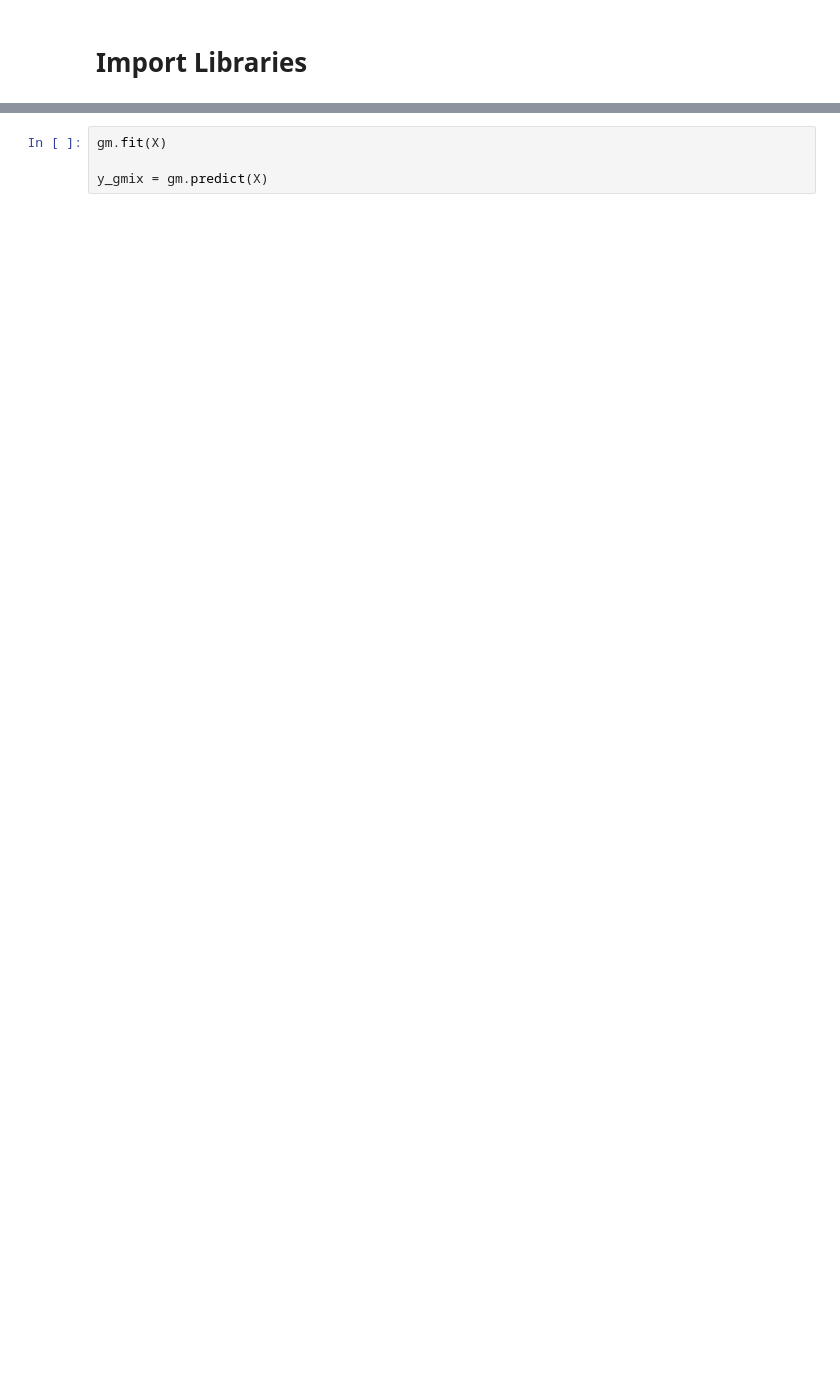
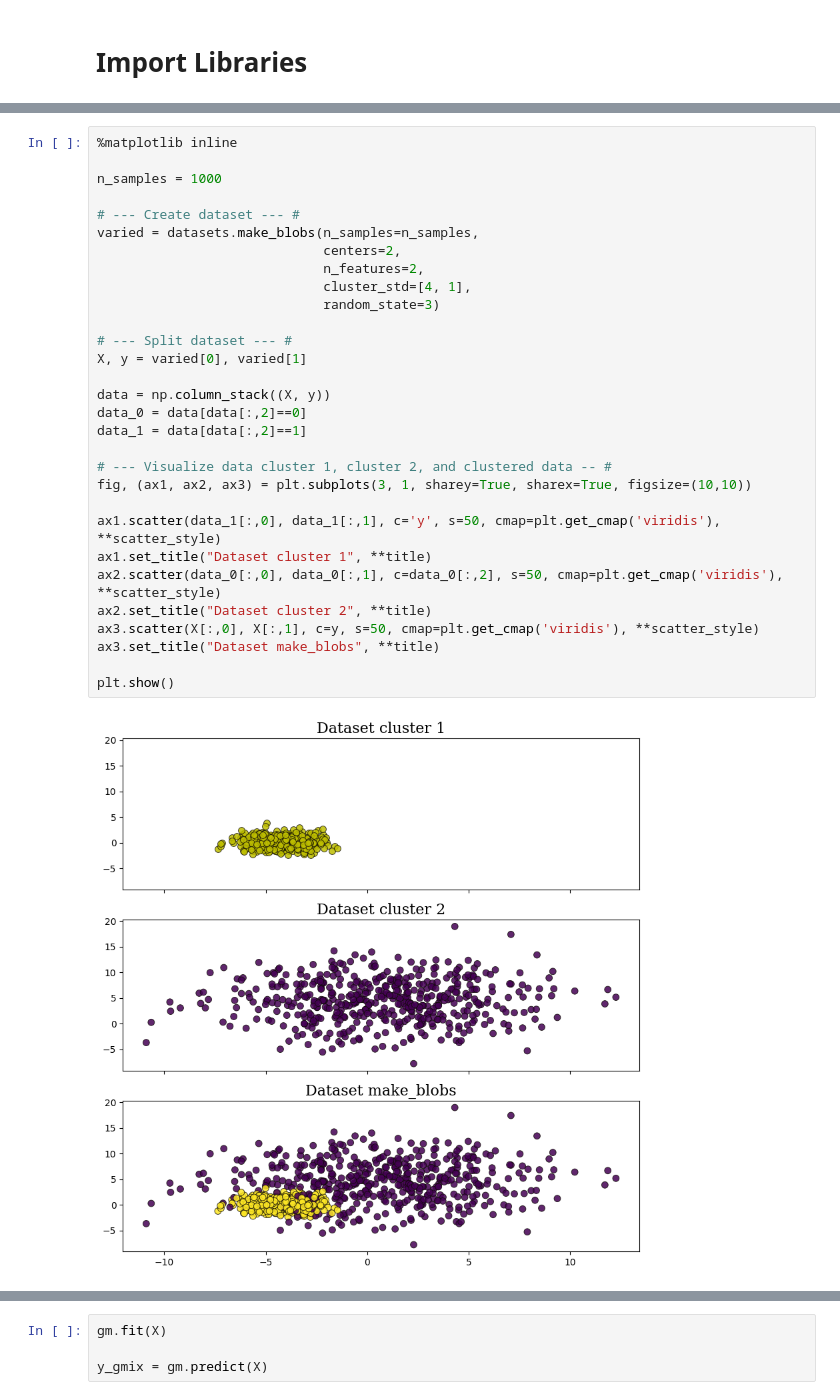
Before and after one commit to DandiMahendris/Gaussian-mixture-from-scratch, a Jupyter notebook: test.ipynb, the cells around one changed output, grey strips where cells are left out. Saved outputs shown, nothing was run; the diff lists cells and outputs as text; blank space fills up the shorter version.

```diff
--- a/test.ipynb
+++ b/test.ipynb
@@ -50,0 +37,32 @@ from sklearn.decomposition import PCA
+# %%
+%matplotlib inline
+
+n_samples = 1000
+
+# --- Create dataset --- #
+varied = datasets.make_blobs(n_samples=n_samples,
+                             centers=2,
+                             n_features=2,
+                             cluster_std=[4, 1],
+                             random_state=3)
+
+# --- Split dataset --- #
+X, y = varied[0], varied[1]
+
+data = np.column_stack((X, y))
+data_0 = data[data[:,2]==0]
+data_1 = data[data[:,2]==1]
+
+# --- Visualize data cluster 1, cluster 2, and clustered data -- #
+fig, (ax1, ax2, ax3) = plt.subplots(3, 1, sharey=True, sharex=True, figsize=(10,10))
+
+ax1.scatter(data_1[:,0], data_1[:,1], c='y', s=50, cmap=plt.get_cmap('viridis'), **scatter_style)
+ax1.set_title("Dataset cluster 1", **title)
+ax2.scatter(data_0[:,0], data_0[:,1], c=data_0[:,2], s=50, cmap=plt.get_cmap('viridis'), **scatter_style)
+ax2.set_title("Dataset cluster 2", **title)
+ax3.scatter(X[:,0], X[:,1], c=y, s=50, cmap=plt.get_cmap('viridis'), **scatter_style)
+ax3.set_title("Dataset make_blobs", **title)
+
+plt.show()
+# %% [output]
+[figure, added]
```
Also changed, not shown: parts of 37 cells of this notebook, 14 other files.
